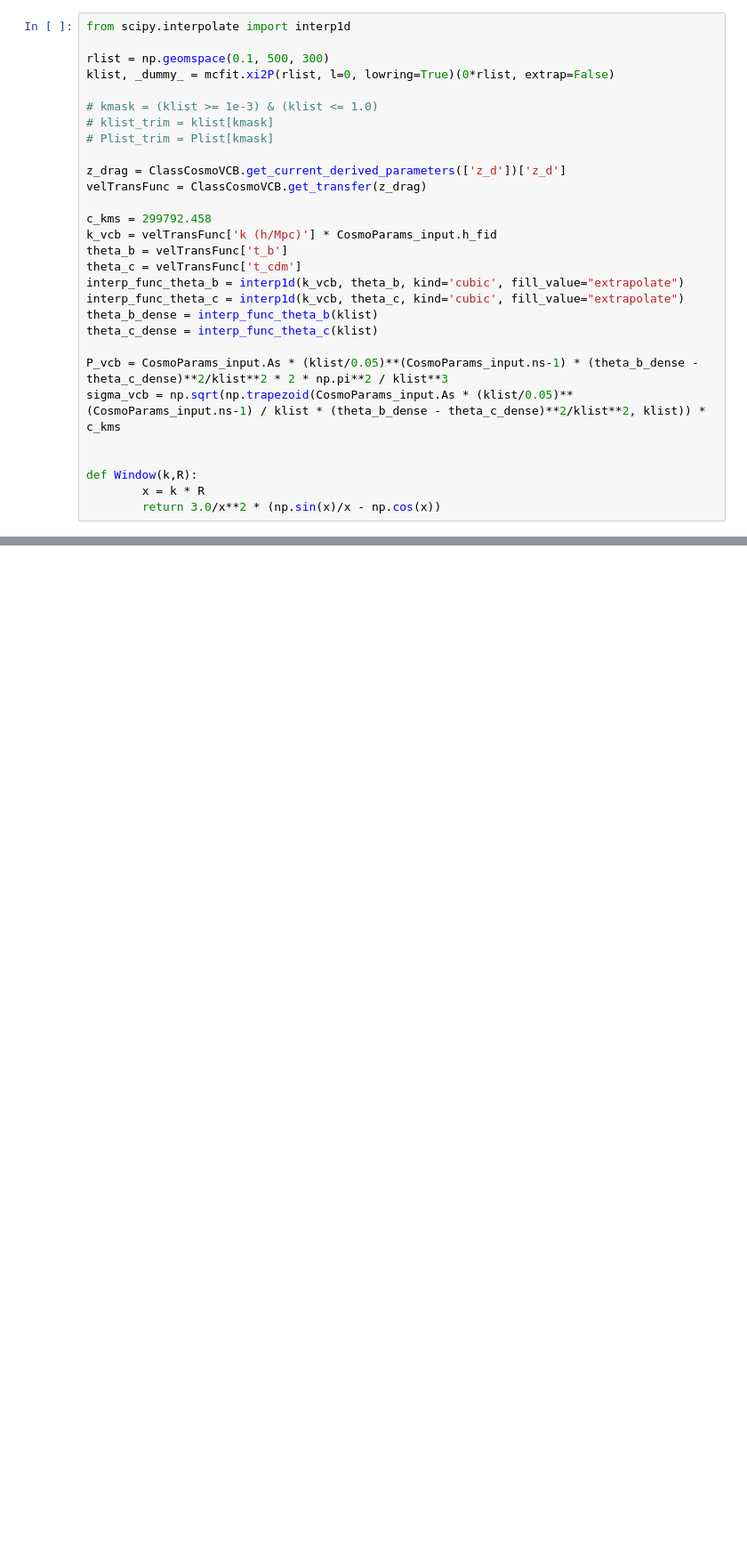
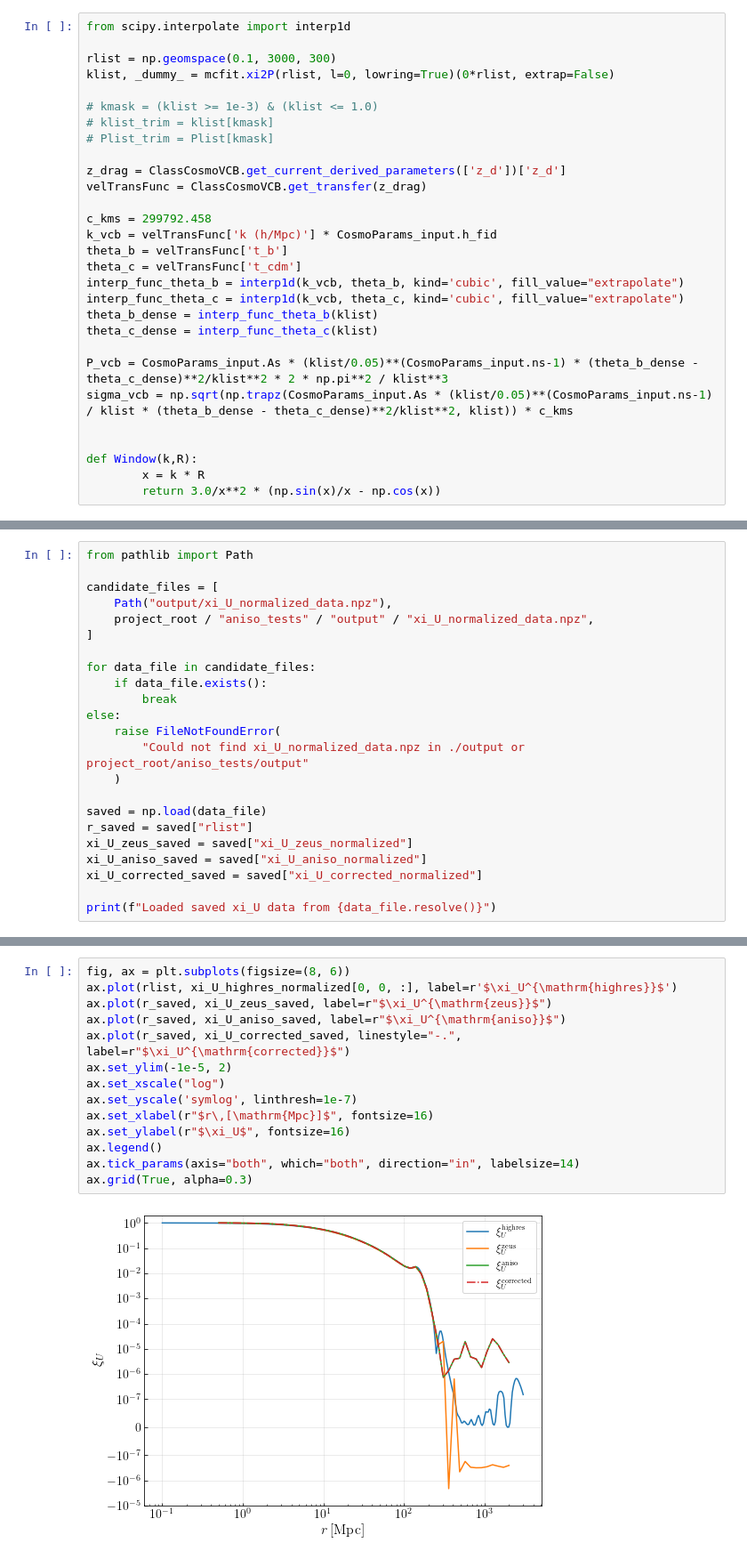
Before and after one commit to ryanyrzh/Zeus21, a Jupyter notebook: aniso_tests/high_res.ipynb, the cells around one changed output, grey strips where cells are left out. Shown at 89% size. Drawn from its saved outputs; the diff is of its cells as text; blank space fills up the shorter version.

Commit message:
Compute xi_U on dense grid and compare

```diff
--- a/aniso_tests/high_res.ipynb
+++ b/aniso_tests/high_res.ipynb
@@ -46,7 +63,7 @@ ClassCosmoVCB.compute()
 # %%
 from scipy.interpolate import interp1d
 
-rlist = np.geomspace(0.1, 500, 300)
+rlist = np.geomspace(0.1, 3000, 300)
 klist, _dummy_ = mcfit.xi2P(rlist, l=0, lowring=True)(0*rlist, extrap=False)
 
 # kmask = (klist >= 1e-3) & (klist <= 1.0)
@@ -66,7 +83,7 @@ theta_b_dense = interp_func_theta_b(klist)
 theta_c_dense = interp_func_theta_c(klist)
 
 P_vcb = CosmoParams_input.As * (klist/0.05)**(CosmoParams_input.ns-1) * (theta_b_dense - theta_c_dense)**2/klist**2 * 2 * np.pi**2 / klist**3
-sigma_vcb = np.sqrt(np.trapezoid(CosmoParams_input.As * (klist/0.05)**(CosmoParams_input.ns-1) / klist * (theta_b_dense - theta_c_dense)**2/klist**2, klist)) * c_kms
+sigma_vcb = np.sqrt(np.trapz(CosmoParams_input.As * (klist/0.05)**(CosmoParams_input.ns-1) / klist * (theta_b_dense - theta_c_dense)**2/klist**2, klist)) * c_kms
 
 
 def Window(k,R):
@@ -102,0 +170,23 @@ xi_perp_RR_CF /= np.max(np.abs(xi_perp_RR_CF))
+# %%
+from pathlib import Path
+
+candidate_files = [
+    Path("output/xi_U_normalized_data.npz"),
+    project_root / "aniso_tests" / "output" / "xi_U_normalized_data.npz",
+]
+
+for data_file in candidate_files:
+    if data_file.exists():
+        break
+else:
+    raise FileNotFoundError(
+        "Could not find xi_U_normalized_data.npz in ./output or project_root/aniso_tests/output"
+    )
+
+saved = np.load(data_file)
+r_saved = saved["rlist"]
+xi_U_zeus_saved = saved["xi_U_zeus_normalized"]
+xi_U_aniso_saved = saved["xi_U_aniso_normalized"]
+xi_U_corrected_saved = saved["xi_U_corrected_normalized"]
+
+print(f"Loaded saved xi_U data from {data_file.resolve()}")
@@ -102,0 +195,16 @@ xi_perp_RR_CF /= np.max(np.abs(xi_perp_RR_CF))
+# %%
+fig, ax = plt.subplots(figsize=(8, 6))
+ax.plot(rlist, xi_U_highres_normalized[0, 0, :], label=r'$\xi_U^{\mathrm{highres}}$')
+ax.plot(r_saved, xi_U_zeus_saved, label=r"$\xi_U^{\mathrm{zeus}}$")
+ax.plot(r_saved, xi_U_aniso_saved, label=r"$\xi_U^{\mathrm{aniso}}$")
+ax.plot(r_saved, xi_U_corrected_saved, linestyle="-.", label=r"$\xi_U^{\mathrm{corrected}}$")
+ax.set_ylim(-1e-5, 2)
+ax.set_xscale("log")
+ax.set_yscale('symlog', linthresh=1e-7)
+ax.set_xlabel(r"$r\,[\mathrm{Mpc}]$", fontsize=16)
+ax.set_ylabel(r"$\xi_U$", fontsize=16)
+ax.legend()
+ax.tick_params(axis="both", which="both", direction="in", labelsize=14)
+ax.grid(True, alpha=0.3)
+# %% [output]
+[figure, added]
```
Also changed, not shown: parts of 8 cells of this notebook.
